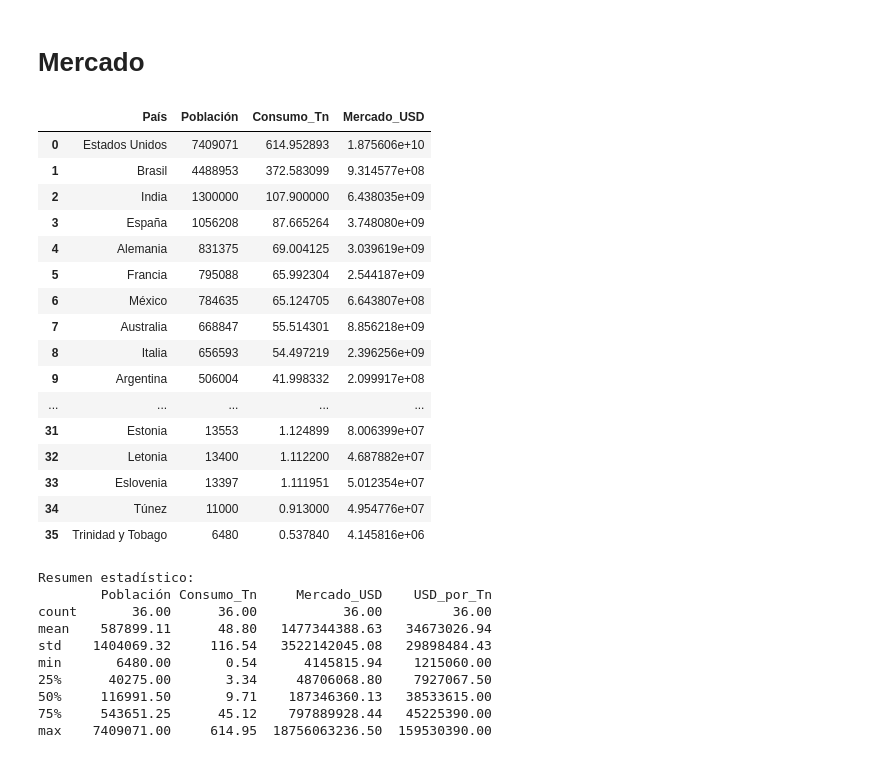
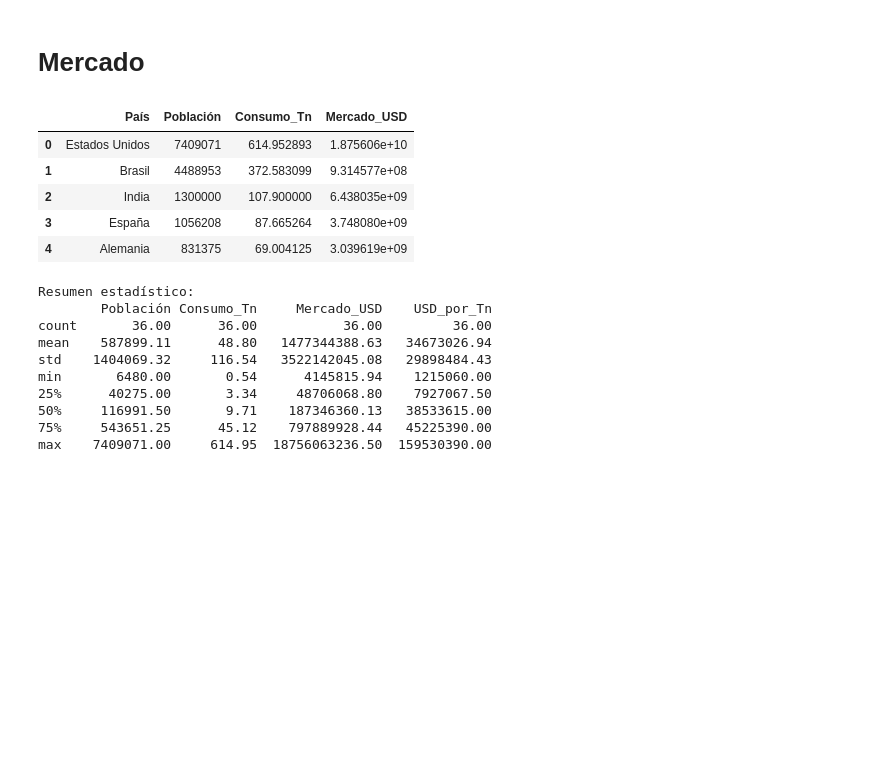
Before and after one commit to bitazaratustra/proyecto_ar, a Jupyter notebook: notebooks/EDA.ipynb, the cells around one changed output. Saved outputs shown, nothing was run; the diff lists cells and outputs as text; code cells hidden in the pictures; blank space fills up the shorter version.

Commit message:
Fixed: Dataframes and grapihcs

```diff
--- a/notebooks/EDA.ipynb
+++ b/notebooks/EDA.ipynb
@@ -480,25 +480,14 @@ plt.show()
 # %%
 df_mercado = pd.read_csv('../data/mercado.csv')
 # %%
-df_mercado
+df_mercado.head()
 # %% [output]
 |  | País | Población | Consumo_Tn | Mercado_USD |
 | 0 | Estados Unidos | 7409071 | 614.952893 | 1.875606e+10 |
 | 1 | Brasil | 4488953 | 372.583099 | 9.314577e+08 |
 | 2 | India | 1300000 | 107.900000 | 6.438035e+09 |
 | 3 | España | 1056208 | 87.665264 | 3.748080e+09 |
 | 4 | Alemania | 831375 | 69.004125 | 3.039619e+09 |
-| 5 | Francia | 795088 | 65.992304 | 2.544187e+09 |
-| 6 | México | 784635 | 65.124705 | 6.643807e+08 |
-| 7 | Australia | 668847 | 55.514301 | 8.856218e+09 |
-| 8 | Italia | 656593 | 54.497219 | 2.396256e+09 |
-| 9 | Argentina | 506004 | 41.998332 | 2.099917e+08 |
-| ... | ... | ... | ... | ... |
-| 31 | Estonia | 13553 | 1.124899 | 8.006399e+07 |
-| 32 | Letonia | 13400 | 1.112200 | 4.687882e+07 |
-| 33 | Eslovenia | 13397 | 1.111951 | 5.012354e+07 |
-| 34 | Túnez | 11000 | 0.913000 | 4.954776e+07 |
-| 35 | Trinidad y Tobago | 6480 | 0.537840 | 4.145816e+06 |
 # %%
 import pandas as pd
 import matplotlib.pyplot as plt
```
Also changed, not shown: 1 other file.
